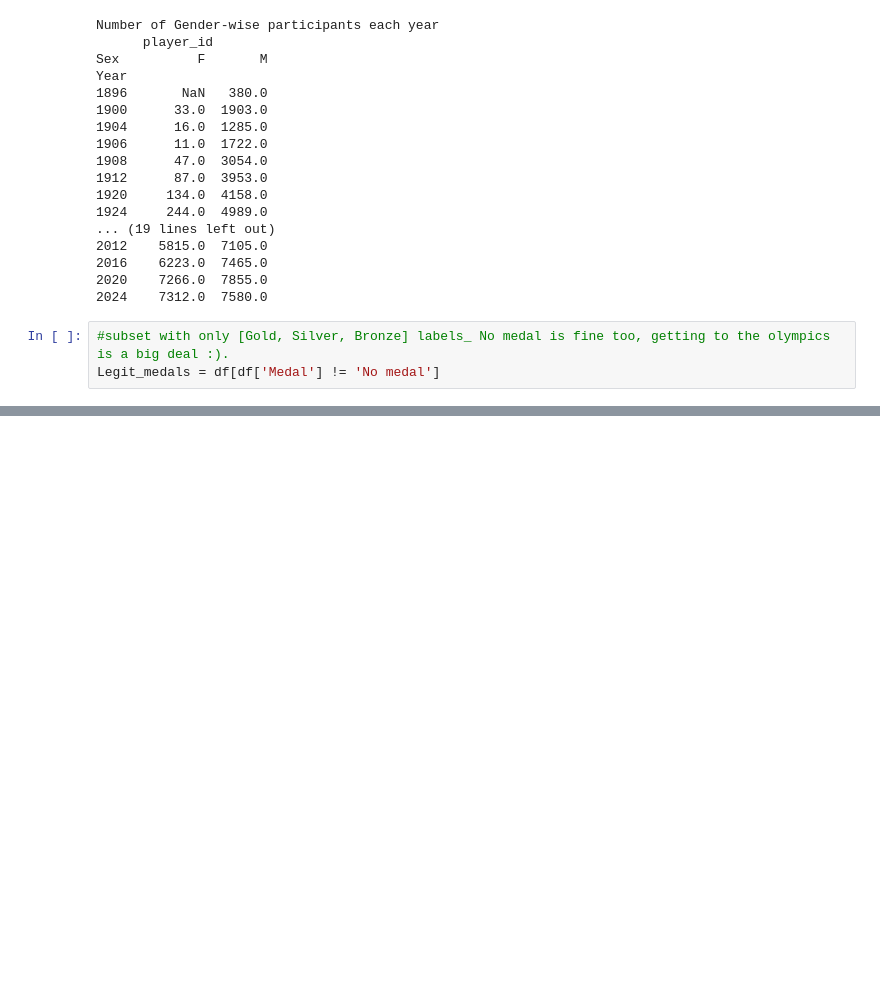
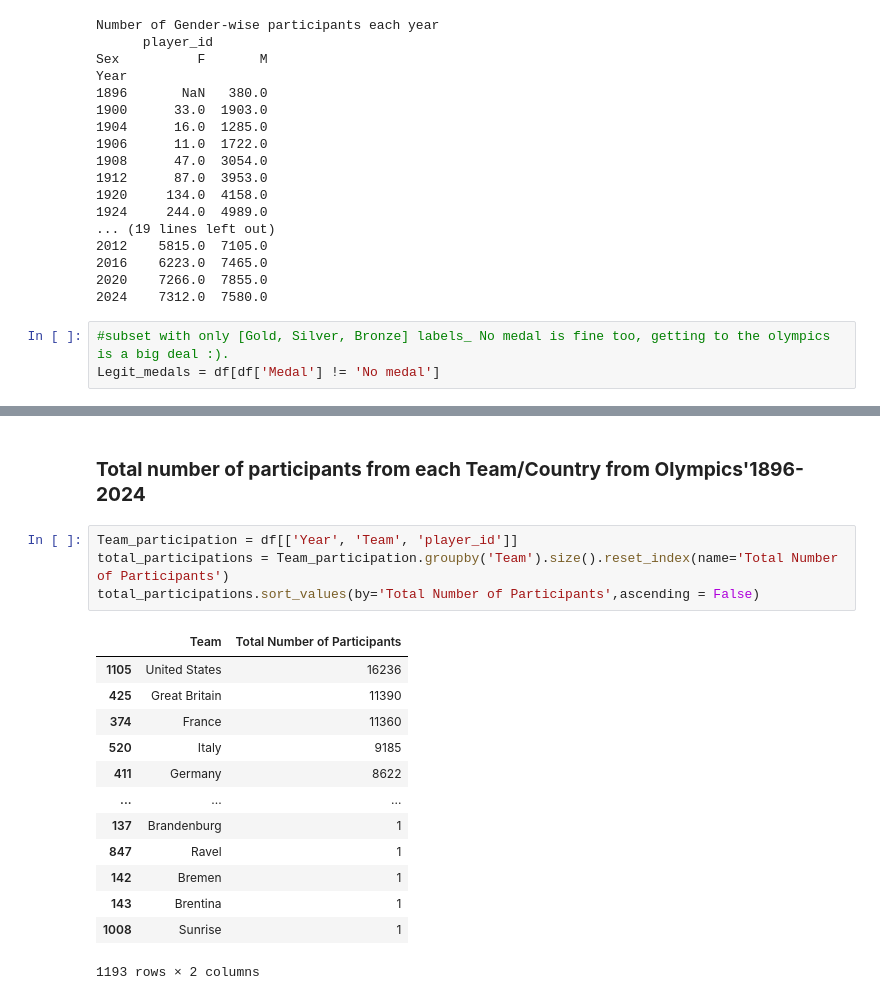
Before and after one commit to saadkhalidabbasi/EDA-Projects, a Jupyter notebook: Summer_Olympics_Medals_(1896_2024).ipynb, the cells around one changed output, grey strips where cells are left out. Saved outputs shown, nothing was run; the diff lists cells and outputs as text; blank space fills up the shorter version.

```diff
--- a/Summer_Olympics_Medals_(1896_2024).ipynb
+++ b/Summer_Olympics_Medals_(1896_2024).ipynb
@@ -112,0 +158,20 @@ Legit_medals = df[df['Medal'] != 'No medal']
+# %% [markdown]
+### **Total number of participants from each Team/Country from Olympics'1896-2024**
+# %%
+Team_participation = df[['Year', 'Team', 'player_id']]
+total_participations = Team_participation.groupby('Team').size().reset_index(name='Total Number of Participants')
+total_participations.sort_values(by='Total Number of Participants',ascending = False)
+# %% [output]
+|  | Team | Total Number of Participants |
+| 1105 | United States | 16236 |
+| 425 | Great Britain | 11390 |
+| 374 | France | 11360 |
+| 520 | Italy | 9185 |
+| 411 | Germany | 8622 |
+| ... | ... | ... |
+| 137 | Brandenburg | 1 |
+| 847 | Ravel | 1 |
+| 142 | Bremen | 1 |
+| 143 | Brentina | 1 |
+| 1008 | Sunrise | 1 |
+1193 rows × 2 columns
```
Also changed, not shown: parts of 8 cells of this notebook.
